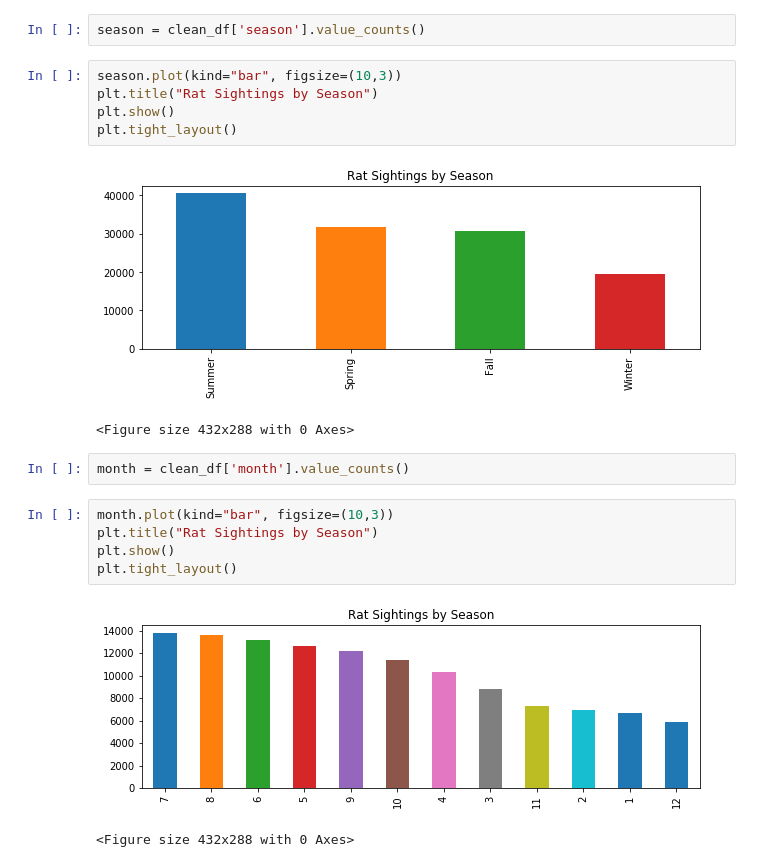
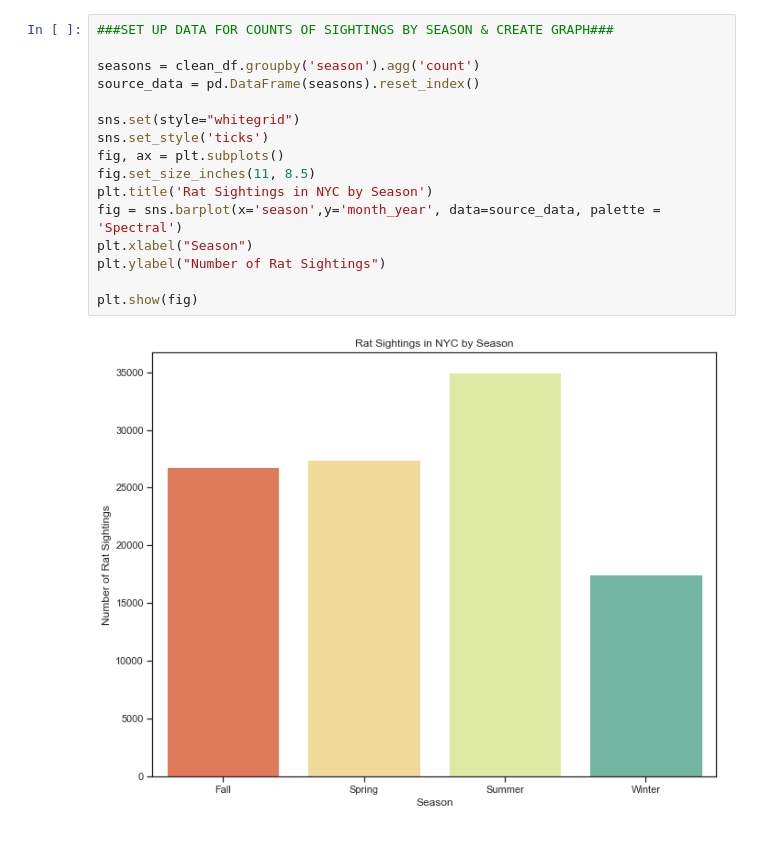
Before and after one commit to quinnwalko/rats, a Jupyter notebook: Group Project 1.ipynb, the cells around one changed output. Cells and saved outputs as stored; diff of their text form.

```diff
--- a/Group Project 1.ipynb
+++ b/Group Project 1.ipynb
@@ -169,20 +81,18 @@ See the caveats in the documentation: http://pandas.pydata.org/pandas-docs/stabl
-# %%
-season = clean_df['season'].value_counts()
-# %%
-season.plot(kind="bar", figsize=(10,3))
-plt.title("Rat Sightings by Season")
-plt.show()
-plt.tight_layout()
-# %% [output]
-[figure, removed]
-<Figure size 432x288 with 0 Axes>
-# %%
-month = clean_df['month'].value_counts()
-# %%
-month.plot(kind="bar", figsize=(10,3))
-plt.title("Rat Sightings by Season")
-plt.show()
-plt.tight_layout()
-# %% [output]
-[figure, removed]
-<Figure size 432x288 with 0 Axes>
+# %%
+###SET UP DATA FOR COUNTS OF SIGHTINGS BY SEASON & CREATE GRAPH###
+
+seasons = clean_df.groupby('season').agg('count')
+source_data = pd.DataFrame(seasons).reset_index()
+
+sns.set(style="whitegrid")
+sns.set_style('ticks')
+fig, ax = plt.subplots()
+fig.set_size_inches(11, 8.5)
+plt.title('Rat Sightings in NYC by Season')
+fig = sns.barplot(x='season',y='month_year', data=source_data, palette = 'Spectral')
+plt.xlabel("Season")
+plt.ylabel("Number of Rat Sightings")
+
+plt.show(fig)
+# %% [output]
+[figure, added]
```
Also changed, not shown: parts of 20 cells of this notebook.
